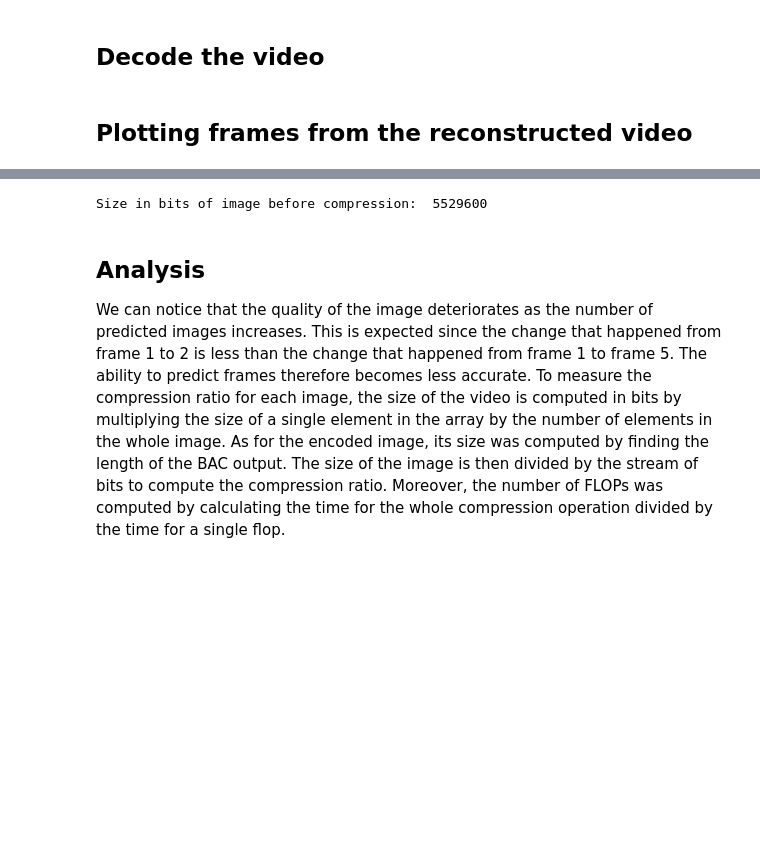
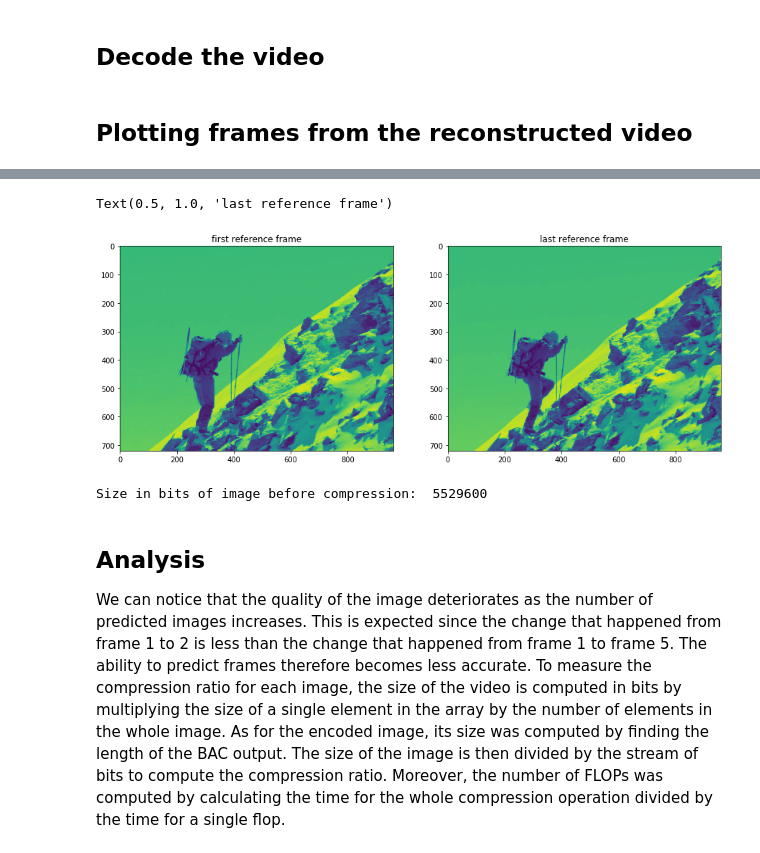
Before and after one commit to alaanousir/H.264-Video-Compression, a Jupyter notebook: Report.ipynb, the cells around one changed output, grey strips where cells are left out. Drawn from its saved outputs; the diff is of its cells as text; code cells hidden in the pictures; blank space fills up the shorter version.

```diff
--- a/Report.ipynb
+++ b/Report.ipynb
@@ -249,3 +248,15 @@ Text(0.5, 1.0, 'last predicted frame')
+# %%
+fig, (ax1,ax2) = plt.subplots(1, 2, figsize = (15,15))
+
+ax1.imshow(ref_frames[0][0])
+ax1.set_title("first reference frame")
+
+
+ax2.imshow(ref_frames[2][0])
+ax2.set_title("last reference frame")
+# %% [output]
+Text(0.5, 1.0, 'last reference frame')
+[figure, added]
 # %%
 # Amount of compression achieved
 imarr = e.reshape_image(vid_frame[0][0])
```
Also changed, not shown: parts of 6 cells of this notebook, 9 other files.
